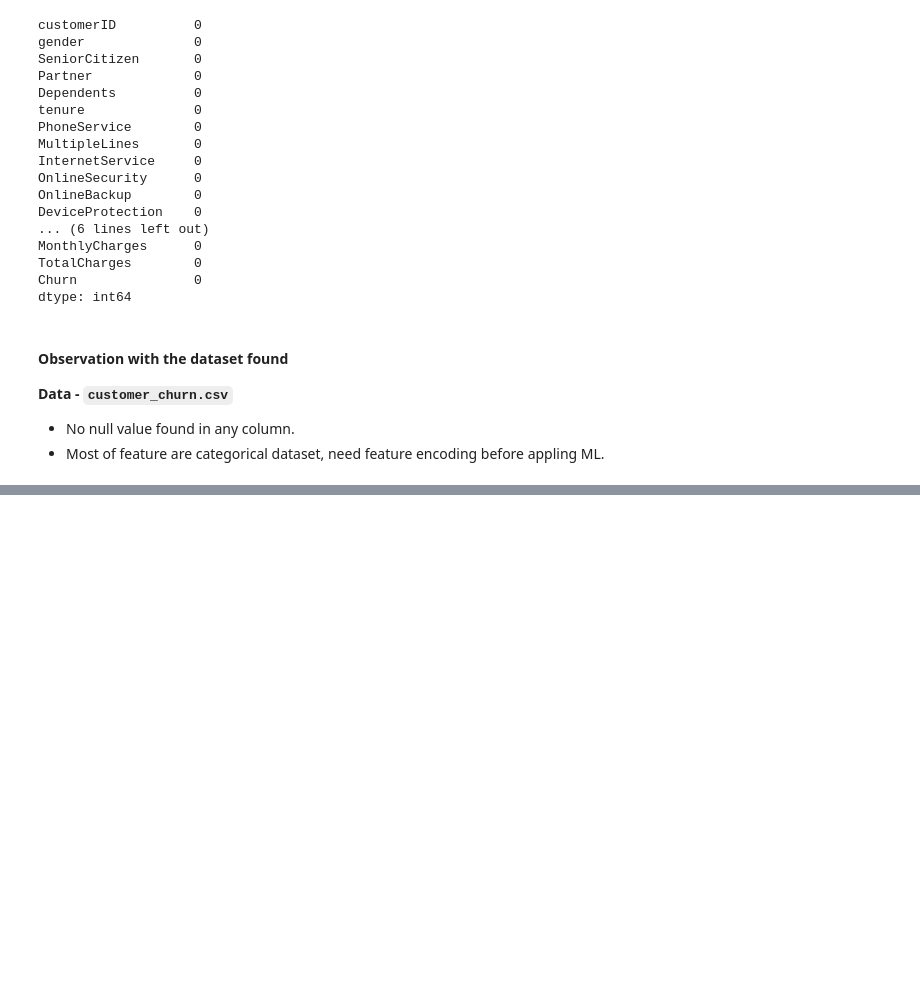
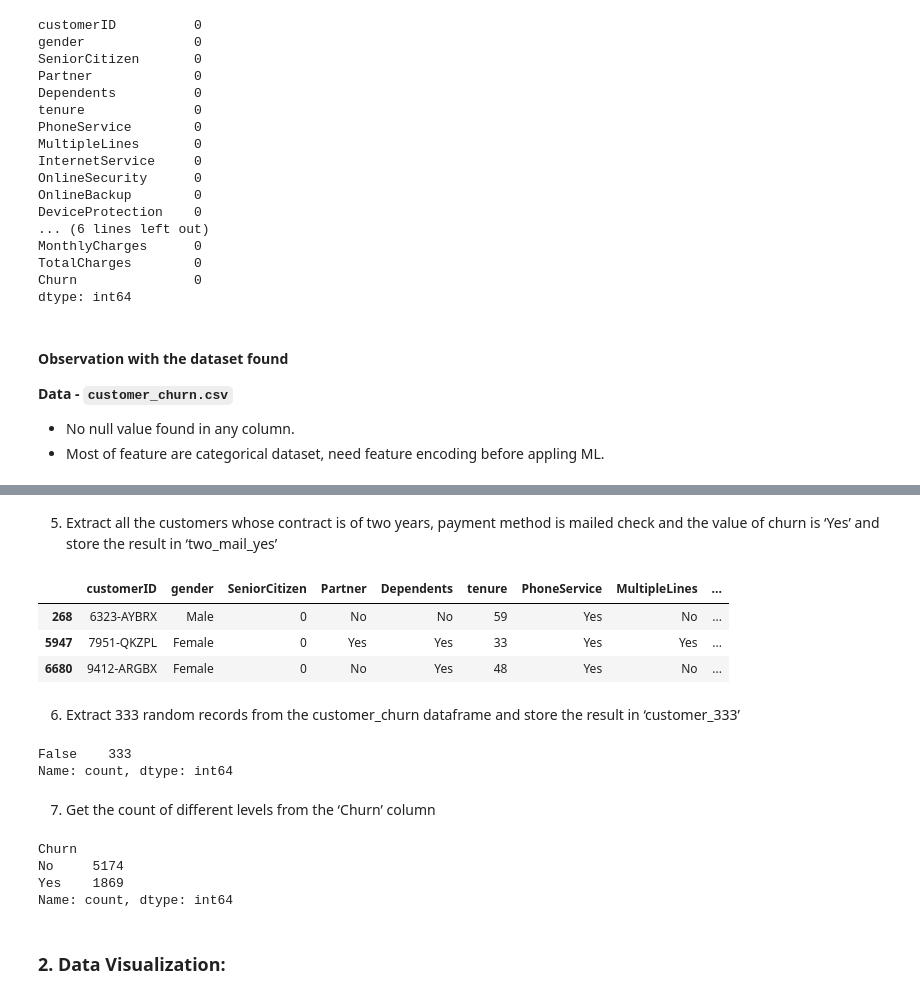
Before and after one commit to Rajwork99/customer_churn, a Jupyter notebook: model.ipynb, the cells around one changed output, grey strips where cells are left out. Drawn from its saved outputs; the diff is of its cells as text; code cells hidden in the pictures; blank space fills up the shorter version.

Commit message:
add data manupulation

```diff
--- a/model.ipynb
+++ b/model.ipynb
@@ -98,0 +154,31 @@ dtype: int64
+# %% [markdown]
+5. Extract all the customers whose contract is of two years, payment method is mailed check and the value of churn is ‘Yes’ and store the result in ‘two_mail_yes’
+# %%
+two_mail_yes = df[(df['Contract'] == 'Two year') & (df['PaymentMethod'] == 'Mailed check')  &  (df['Churn'] == 'Yes') ]
+two_mail_yes.head(3)
+# %% [output]
+|  | customerID | gender | SeniorCitizen | Partner | Dependents | tenure | PhoneService | MultipleLines | ... |
+| 268 | 6323-AYBRX | Male | 0 | No | No | 59 | Yes | No | ... |
+| 5947 | 7951-QKZPL | Female | 0 | Yes | Yes | 33 | Yes | Yes | ... |
+| 6680 | 9412-ARGBX | Female | 0 | No | Yes | 48 | Yes | No | ... |
+# %% [markdown]
+6. Extract 333 random records from the customer_churn dataframe and store the result in ‘customer_333’
+# %%
+customer_333 = df.sample(333)
+customer_333.duplicated().value_counts()
+# %% [output]
+False    333
+Name: count, dtype: int64
+# %% [markdown]
+7. Get the count of different levels from the ‘Churn’ column
+# %%
+#Get the count of different levels from the ‘Churn’ column
+
+df['Churn'].value_counts()
+# %% [output]
+Churn
+No     5174
+Yes    1869
+Name: count, dtype: int64
+# %% [markdown]
+### 2. Data Visualization:
```
Also changed, not shown: parts of 9 cells of this notebook.
